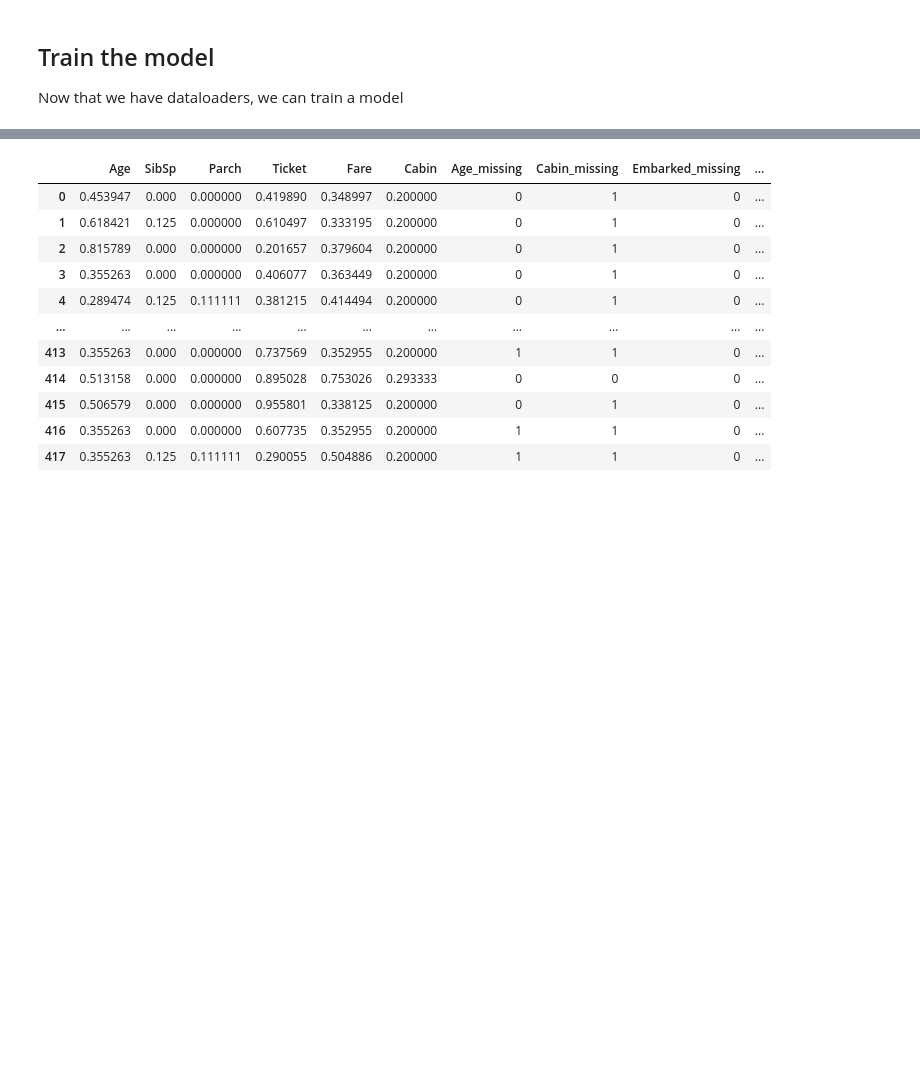
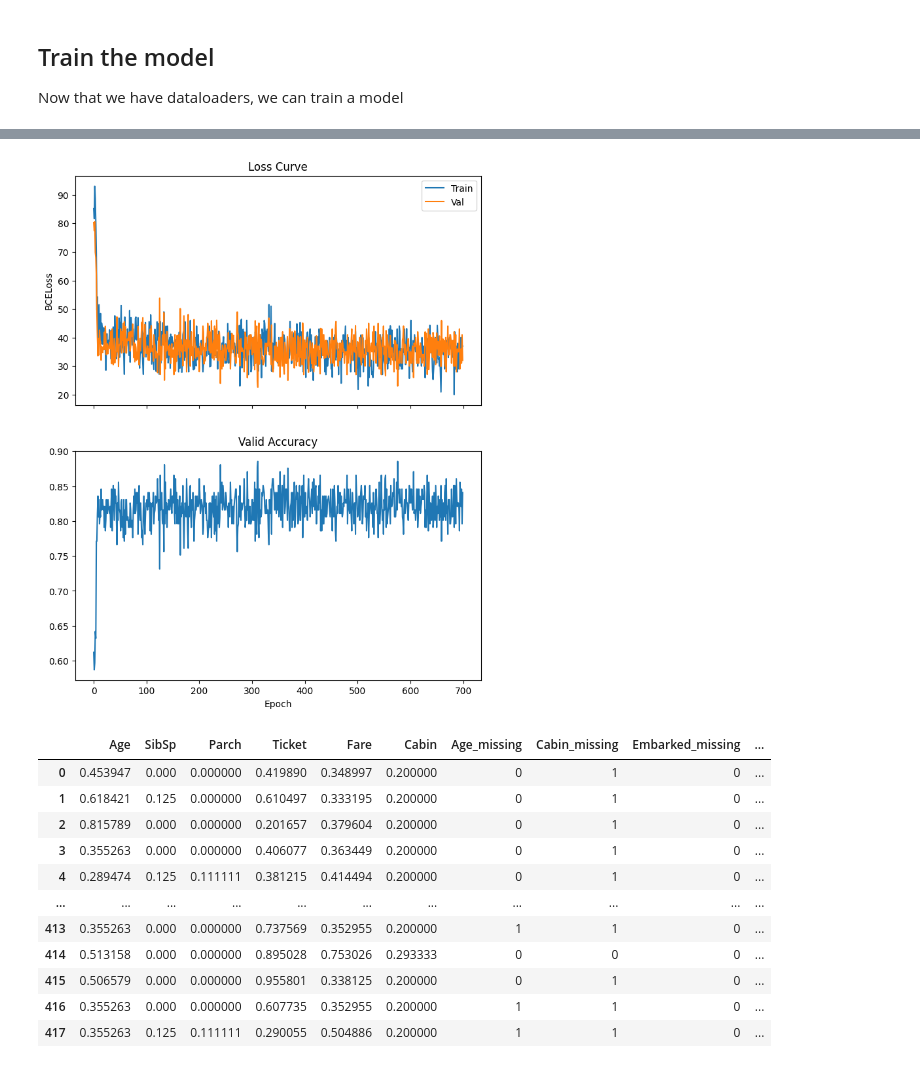
Before and after one commit to Daynil/course22, a Jupyter notebook: 04-titanic-experiments.ipynb, the cells around one changed output, grey strips where cells are left out. Cells and saved outputs as stored; diff of their text form; code cells hidden in the pictures; blank space fills up the shorter version.

```diff
--- a/04-titanic-experiments.ipynb
+++ b/04-titanic-experiments.ipynb
@@ -342,0 +397,95 @@ tensor(0.8146)
+# %%
+# All but the target column are features
+num_features = len(df_clean.columns) - 1
+epochs = 700
+
+# More or less replicates fastai's 10, 10, but they seem to have other stuff
+# I don't know about yet, like BatchNorm1d and Dropout in addition to  Linear
+# So performance will probably be worse, but fine for now
+model = torch.nn.Sequential(
+    torch.nn.Linear(num_features, 10),
+    torch.nn.ReLU(),
+    torch.nn.Linear(10, 10),
+    torch.nn.ReLU(),
+    torch.nn.Linear(10, 1),
+    torch.nn.Sigmoid()
+)
+
+# def loss_fn(Xb: torch.Tensor, yb: torch.Tensor):
+#     """
+#     Mean absolute error trains the model pretty much as well as BCELoss.
+#     Takes many more epochs to train.
+#     Changing mean to sum makes it train much faster with the same result.
+#     However, final accuracy is more volatile than BCELoss (ranges from 75% - 85%)
+#     """
+#     # return (Xb - yb).abs().mean()
+#     return (Xb - yb).abs().sum()
+
+def loss_fn(Xb: torch.Tensor, yb: torch.Tensor):
+    """
+    Mean absolute error trains the model pretty much as well as BCELoss.
+    Takes many more epochs to train.
+    Changing mean to sum makes it train much faster with the same result.
+    However, final accuracy is more volatile than BCELoss (ranges from 75% - 85%)
+    """
+    # return (Xb - yb).abs().mean()
+    return (Xb - yb).abs().sum()
+
+# loss_fn = torch.nn.BCELoss()
+# loss_fn = manual_loss
+optim = torch.optim.SGD(model.parameters(), lr=0.05)
+# optim = torch.optim.AdamW(model.parameters(), lr=0.01)
+
+accs = []
+losses_trn = []
+losses_val = []
+def train_loop(Xb: torch.Tensor, yb: torch.Tensor):
+    preds = model(Xb)
+    loss = loss_fn(preds, yb.float().view(-1,1))
+    acc = ((preds > 0.5) == yb.unsqueeze(dim=1)).float().mean()
+
+    loss.backward()
+    optim.step()
+    optim.zero_grad()
+
+    return loss, acc
+
+def valid_loop(Xb: torch.Tensor, yb: torch.Tensor):
+    preds = model(Xb)
+    loss = loss_fn(preds, yb.view(-1,1))
+    acc = ((preds > 0.5) == yb.unsqueeze(dim=1)).float().mean()
+    return loss, acc
+
+
+for epoch in range(epochs):
+    model.train()
+    for Xb, yb in train_dataloader:
+        loss, acc = train_loop(Xb, yb)
+
+    losses_trn.append(loss.item())
+
+    model.eval()
+    with torch.inference_mode():
+        for Xb, yb in val_dataloader:
+            loss, acc = valid_loop(Xb, yb)
+
+    losses_val.append(loss.item())
+    accs.append(acc)
+
+fig, (ax0, ax1) = plt.subplots(nrows=2, ncols=1, sharex=True, figsize=(8,10))
+ax0.plot(losses_trn, label='Train')
+ax0.plot(losses_val, label='Val')
+ax0.legend()
+ax0.set(
+    title='Loss Curve',
+    ylabel='BCELoss'
+)
+
+ax1.plot(accs)
+ax1.set(
+    title='Valid Accuracy',
+    xlabel='Epoch'
+);
+
+print(f'Final Accuracy: {acc.item()*100:.2f}%')
+# %% [output]
@@ -343,3 +493,4 @@ tensor(0.8146)
+[figure, added]
 # %%
 df_test_raw = pd.read_csv(path/"test.csv")
 df_test = normalize_data(clean_data(df_test_raw))
```
Also changed, not shown: parts of 12 cells of this notebook.
